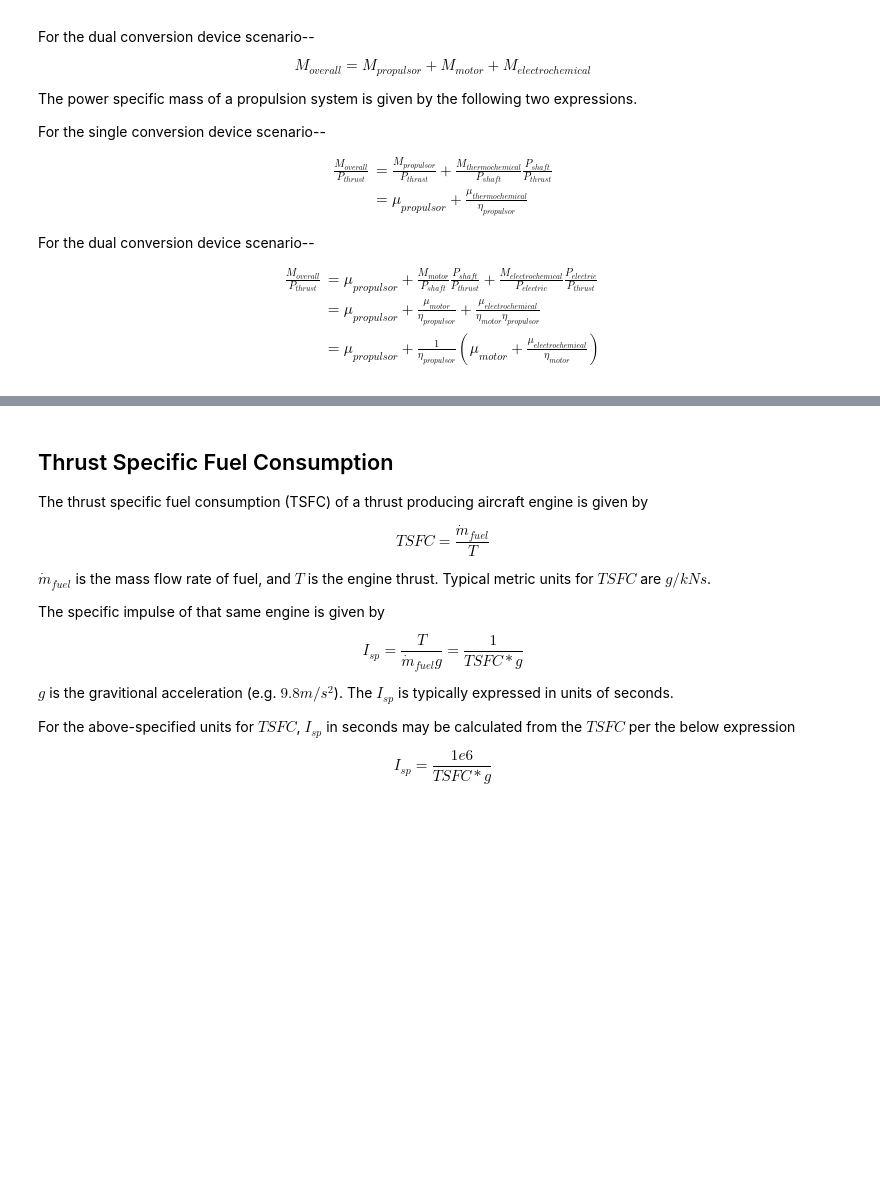
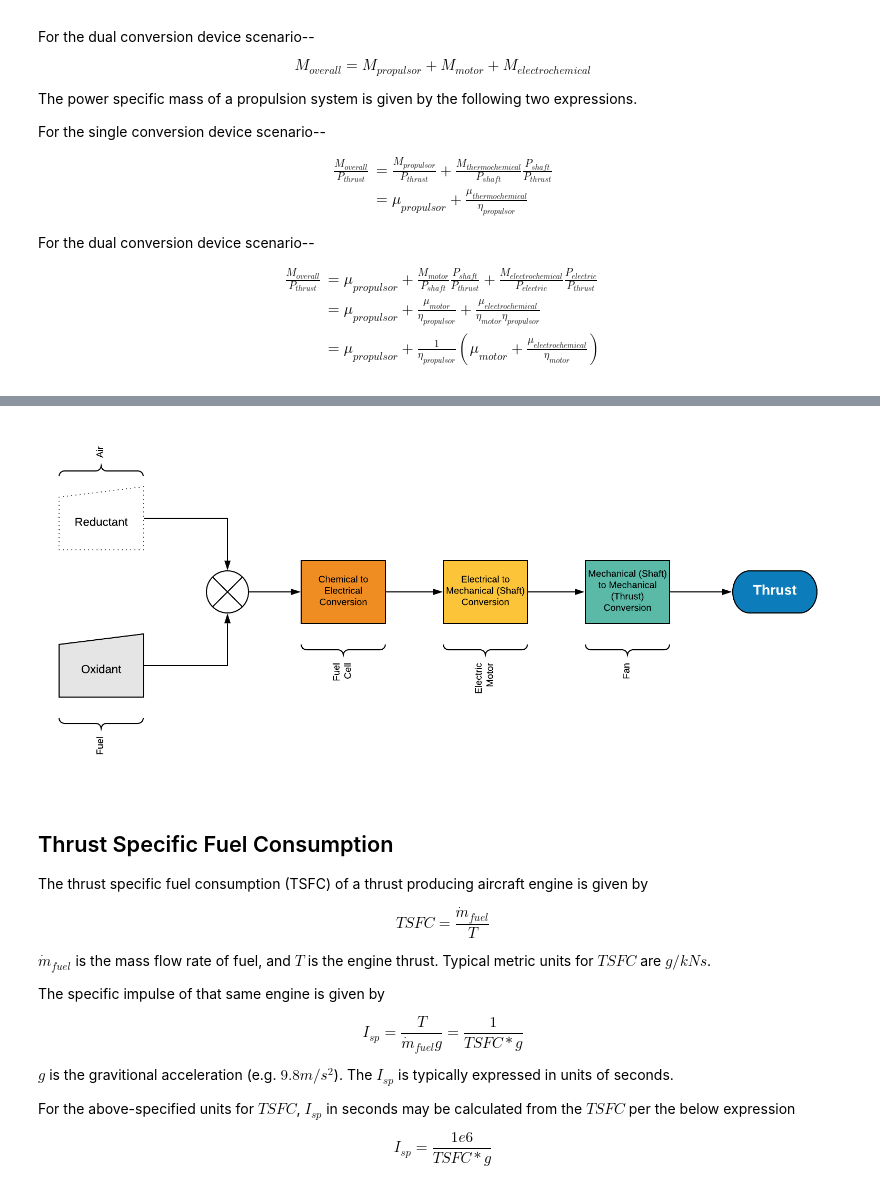
Before and after one commit to davetew/Zero-Carbon-Aviation, a Jupyter notebook: Zero_Carbon_Aviation_Colab.ipynb, the cells around one changed output, grey strips where cells are left out. Cells and saved outputs as stored; diff of their text form; code cells hidden in the pictures; blank space fills up the shorter version.

```diff
--- a/Zero_Carbon_Aviation_Colab.ipynb
+++ b/Zero_Carbon_Aviation_Colab.ipynb
@@ -537,3 +540,8 @@ display(Image('Gas-Turbine.png'))
+# %%
+#@title Fuel Cell Propulsion System Schematic - Dual Conversion Devices
+Image('Fuel-Cell.png', width=800)
+# %% [output]
+[figure, added]
 # %% [markdown]
 ## Thrust Specific Fuel Consumption
 The thrust specific fuel consumption (TSFC) of a thrust producing aircraft engine is given by
```
Also changed, not shown: parts of 7 cells of this notebook.
